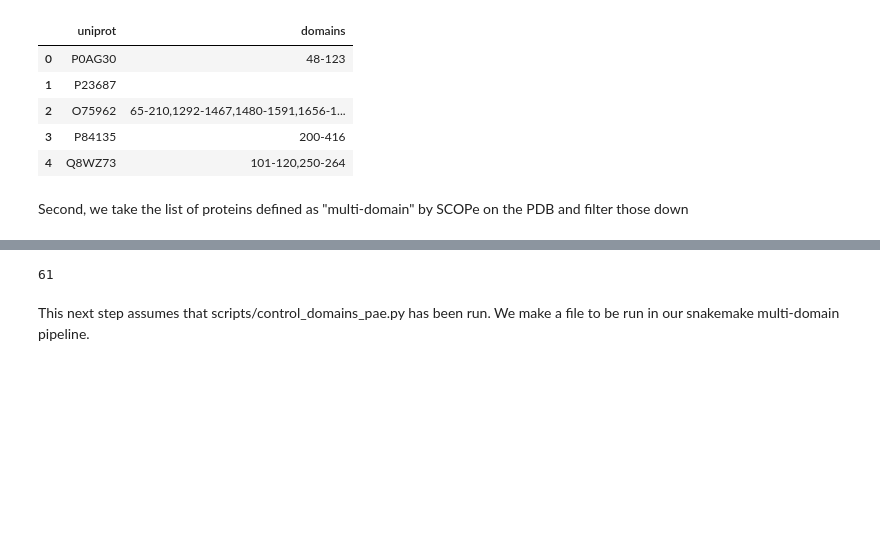
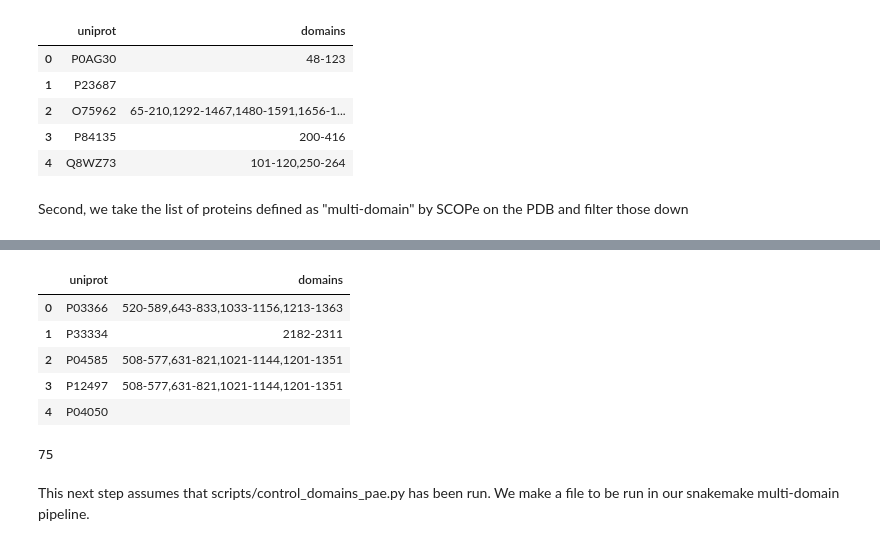
Before and after one commit to jpigles/alphafold-rmsd, a Jupyter notebook: multi_domain.ipynb, the cells around one changed output, grey strips where cells are left out. Drawn from its saved outputs; the diff is of its cells as text; code cells hidden in the pictures; blank space fills up the shorter version.

Commit message:
Updated multi-domain precursor files

```diff
--- a/multi_domain.ipynb
+++ b/multi_domain.ipynb
@@ -237,9 +237,9 @@ group_set = response_dic['group_set']
 
 # Get the list of uniprot ids
 uniprots = [group_set[i]['identifier'] for i in range(len(group_set))]
-
+print(uniprots)
 
 with open('./project_pipeline/data/multi_domain_uniprots.csv', 'w') as f:
     writer = csv.writer(f)
-    writer.writerow(['uniprot'])
-    writer.writerows(uniprots)
+    for uniprot in uniprots:
+        f.write(f"{uniprot}\n")
@@ -245,0 +248,7 @@ with open('./project_pipeline/data/multi_domain_uniprots.csv', 'w') as f:
+# %%
+domain_dict = {'uniprot': [], 'domains': []}
+
+for uniprot in uniprots:
+    domains = get_domains(uniprot)
+    domain_dict['uniprot'].append(uniprot)
+    domain_dict['domains'].append(domains)
@@ -246,3 +273,20 @@ with open('./project_pipeline/data/multi_domain_uniprots.csv', 'w') as f:
+# %%
+# Convert to dataframe
+domain_df = pd.DataFrame.from_dict(domain_dict, orient='columns')
+domain_df.head()
+
+# remove any proteins that may overlap with my autoinhibited set
+autoinhibited = pd.read_csv('./project_pipeline/data/classified_files_3.tsv', sep='\t').astype('object')
+common = domain_df['uniprot'].isin(autoinhibited['uniprot'])
+domains_df = domain_df.drop(domain_df[common].index).reset_index(drop=True)
+domains_df.head()
+# %% [output]
+|  | uniprot | domains |
+| 0 | P03366 | 520-589,643-833,1033-1156,1213-1363 |
+| 1 | P33334 | 2182-2311 |
+| 2 | P04585 | 508-577,631-821,1021-1144,1201-1351 |
+| 3 | P12497 | 508-577,631-821,1021-1144,1201-1351 |
+| 4 | P04050 |  |
 # %%
 '''
 Commented out
@@ -276,13 +314,13 @@ How many multi-domain proteins have only two designated domains?
 md = pd.read_csv('./project_pipeline/data/multi_domain_domains.csv')
 
 # Get the number of domains
-md['num_domains'] = md['region'].str.count(',') + 1
+md['num_domains'] = md['domains'].str.count(',') + 1
 
 # Get the number of proteins with only two domains
 md_2 = md[md['num_domains'] == 2]
 print(len(md_2))
 # %% [output]
-61
+75
 # %%
 '''
 Select proteins with two domains. Label those domains 'region 1' and 'region 2' and pass the protein
```
Also changed, not shown: parts of 4 cells of this notebook, 5 other files.
